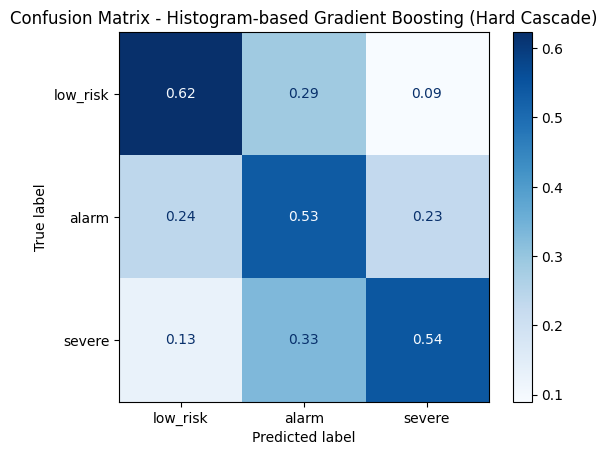
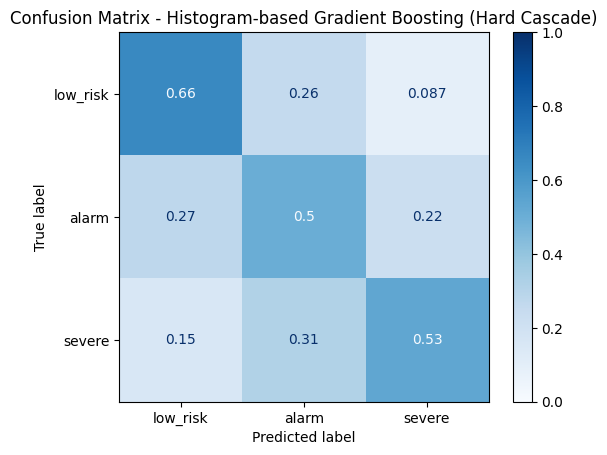
Unified diff of the notebook cell whose output changed from the first chart to the second:
--- before
+++ after
@@ -1,5 +1,7 @@
-ConfusionMatrixDisplay.from_predictions(
-    y_test, preds_hard, display_labels=TARGET_NAMES, cmap=plt.cm.Blues, normalize='true'
+disp = ConfusionMatrixDisplay.from_predictions(
+    y_test, preds_hard, 
+    display_labels=TARGET_NAMES, cmap=plt.cm.Blues, normalize='true'
 )
+disp.im_.set_clim(0, 1)
 plt.title("Confusion Matrix - Histogram-based Gradient Boosting (Hard Cascade)")
 plt.show()

Commit: Finished hyperparameter opt runs for HGB and CatBoost